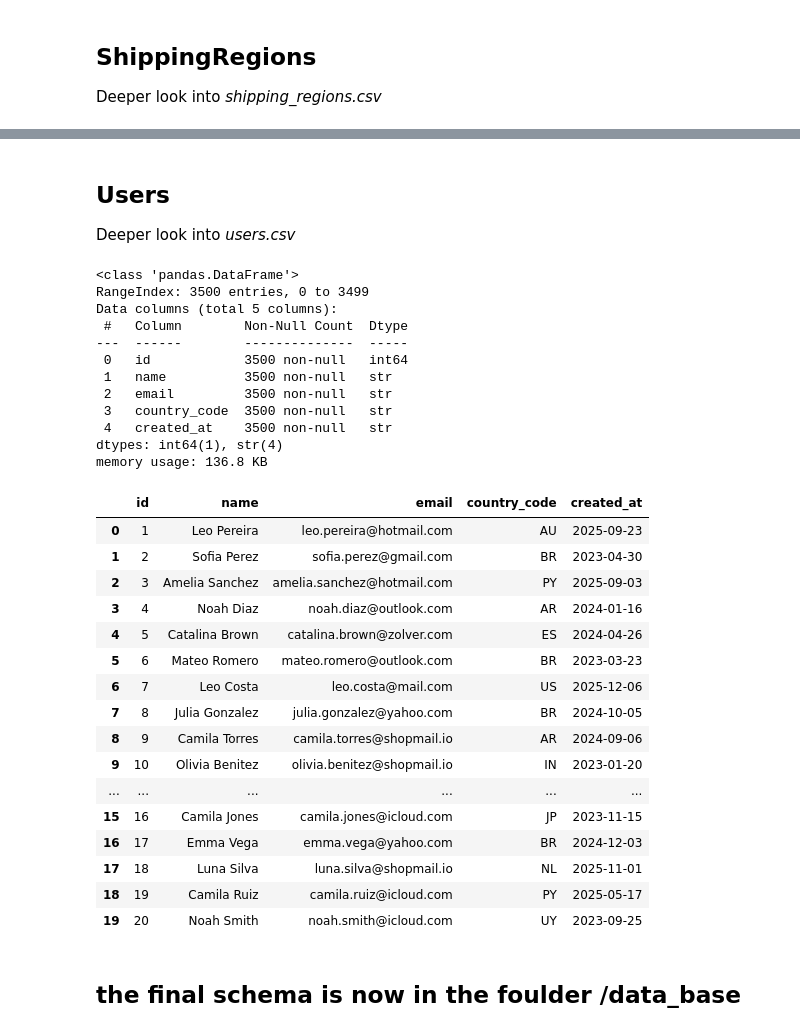
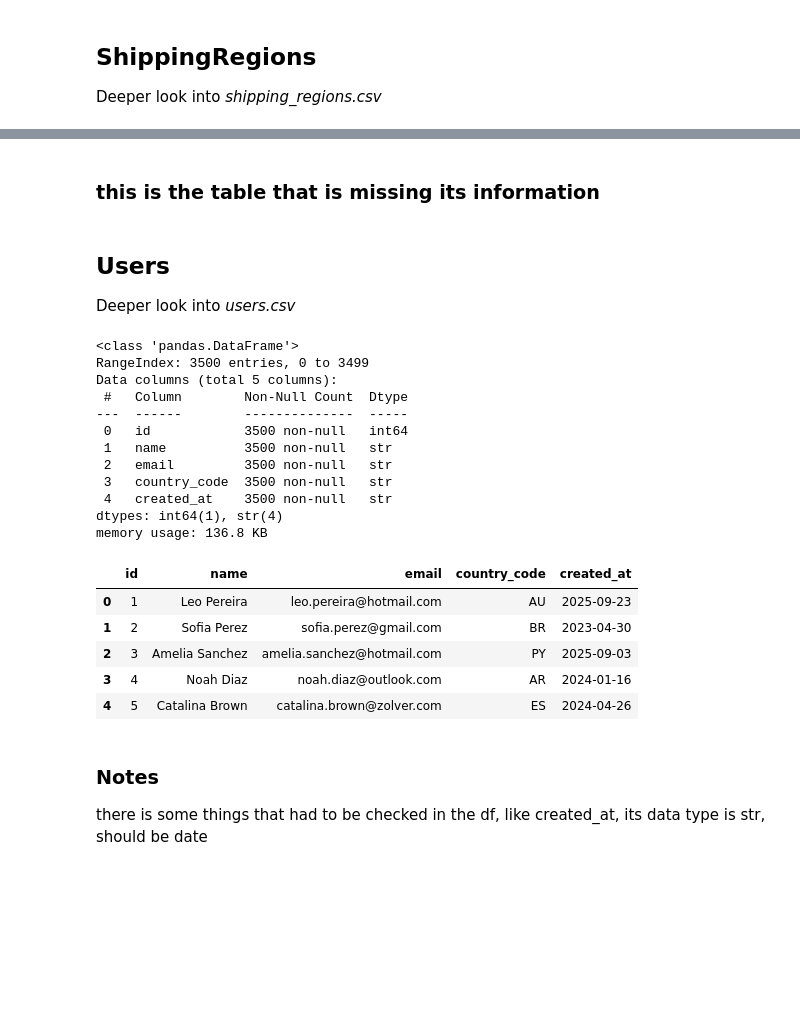
Before and after one commit to SadCloud03/e-commerse-inter-situation, a Jupyter notebook: dataBaseModel.ipynb, the cells around one changed output, grey strips where cells are left out. Cells and saved outputs as stored; diff of their text form; code cells hidden in the pictures; blank space fills up the shorter version.

```diff
--- a/dataBaseModel.ipynb
+++ b/dataBaseModel.ipynb
@@ -312,44 +326,36 @@ memory usage: 900.0 bytes
+# %% [markdown]
+### this is the table that is missing its information
 # %% [markdown]
 ## Users
 Deeper look into *users.csv*
 # %%
 # create de data Frame
 users_df = pd.read_csv('dataset/users.csv')
 
 # initial info of user_df
 users_df.info()
 
-# show only 20 rows of users_df
-users_df.head(20)
+# show only 5 rows of users_df
+users_df.head()
 # %% [output]
 <class 'pandas.DataFrame'>
 RangeIndex: 3500 entries, 0 to 3499
 Data columns (total 5 columns):
  #   Column        Non-Null Count  Dtype
 ---  ------        --------------  -----
  0   id            3500 non-null   int64
  1   name          3500 non-null   str
  2   email         3500 non-null   str
  3   country_code  3500 non-null   str
  4   created_at    3500 non-null   str
 dtypes: int64(1), str(4)
 memory usage: 136.8 KB
 |  | id | name | email | country_code | created_at |
 | 0 | 1 | Leo Pereira | leo.pereira@hotmail.com | AU | 2025-09-23 |
 | 1 | 2 | Sofia Perez | sofia.perez@gmail.com | BR | 2023-04-30 |
 | 2 | 3 | Amelia Sanchez | amelia.sanchez@hotmail.com | PY | 2025-09-03 |
 | 3 | 4 | Noah Diaz | noah.diaz@outlook.com | AR | 2024-01-16 |
 | 4 | 5 | Catalina Brown | catalina.brown@zolver.com | ES | 2024-04-26 |
-| 5 | 6 | Mateo Romero | mateo.romero@outlook.com | BR | 2023-03-23 |
-| 6 | 7 | Leo Costa | leo.costa@mail.com | US | 2025-12-06 |
-| 7 | 8 | Julia Gonzalez | julia.gonzalez@yahoo.com | BR | 2024-10-05 |
-| 8 | 9 | Camila Torres | camila.torres@shopmail.io | AR | 2024-09-06 |
-| 9 | 10 | Olivia Benitez | olivia.benitez@shopmail.io | IN | 2023-01-20 |
-| ... | ... | ... | ... | ... | ... |
-| 15 | 16 | Camila Jones | camila.jones@icloud.com | JP | 2023-11-15 |
-| 16 | 17 | Emma Vega | emma.vega@yahoo.com | BR | 2024-12-03 |
-| 17 | 18 | Luna Silva | luna.silva@shopmail.io | NL | 2025-11-01 |
-| 18 | 19 | Camila Ruiz | camila.ruiz@icloud.com | PY | 2025-05-17 |
-| 19 | 20 | Noah Smith | noah.smith@icloud.com | UY | 2023-09-25 |
 # %% [markdown]
-## the final schema is now in the foulder /data_base
+### Notes
+there is some things that had to be checked in the df, like created_at, its data type is str, should be date
```
Also changed, not shown: parts of 20 cells of this notebook, 2 other files.
